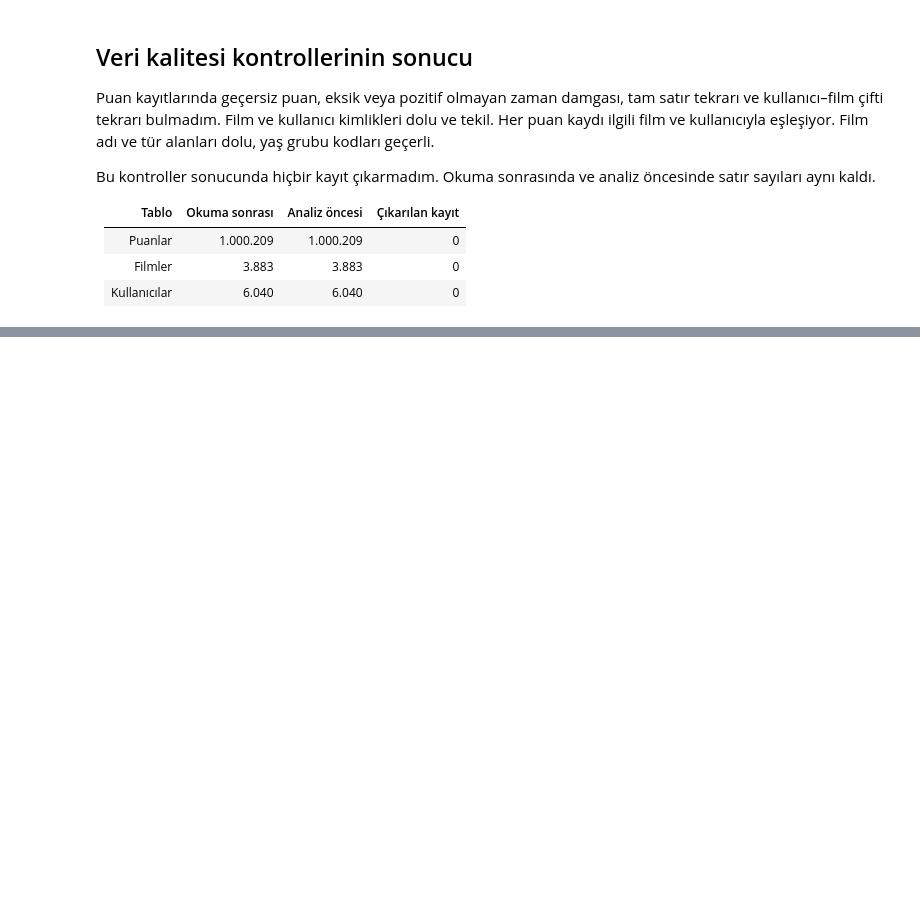
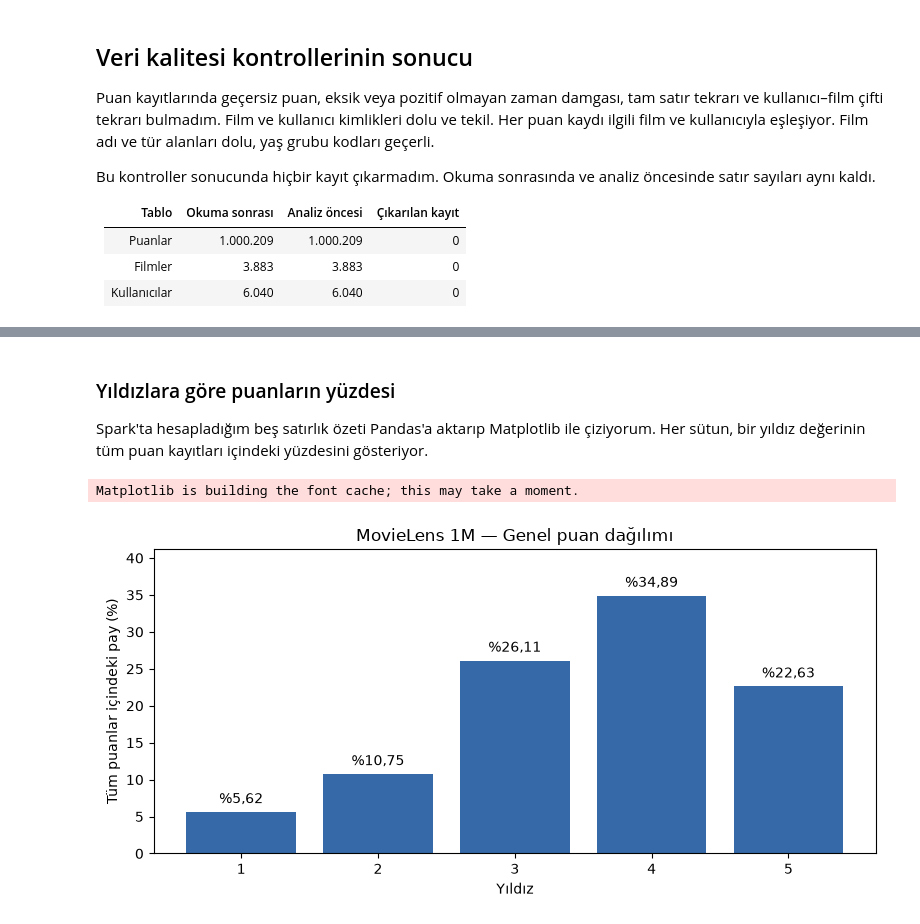
Before and after one commit to busrakurunceng/MovieLensAtlas, a Jupyter notebook: notebooks/MovieLensAtlas.ipynb, the cells around one changed output, grey strips where cells are left out. Drawn from its saved outputs; the diff is of its cells as text; code cells hidden in the pictures; blank space fills up the shorter version.

Commit message:
Add rating distribution and genre analysis

```diff
--- a/notebooks/MovieLensAtlas.ipynb
+++ b/notebooks/MovieLensAtlas.ipynb
@@ -453,0 +461,19 @@ ve analiz öncesinde satır sayıları aynı kaldı.
+# %%
+total_ratings = ratings.count()
+
+rating_distribution = (
+    ratings.groupBy("Rating")
+    .agg(F.count("*").alias("rating_count"))
+    .withColumn(
+        "rating_pct",
+        F.col("rating_count") * 100.0 / total_ratings,
+    )
+    .orderBy("Rating")
+)
+
+rating_distribution.show()
+
+rating_distribution.agg(
+    F.sum("rating_count").alias("total_count"),
+    F.round(F.sum("rating_pct"), 2).alias("total_pct"),
+).show()
@@ -453,0 +496,30 @@ ve analiz öncesinde satır sayıları aynı kaldı.
+# %% [markdown]
+### Yıldızlara göre puanların yüzdesi
+
+Spark'ta hesapladığım beş satırlık özeti Pandas'a aktarıp
+Matplotlib ile çiziyorum. Her sütun, bir yıldız değerinin
+tüm puan kayıtları içindeki yüzdesini gösteriyor.
+# %%
+import matplotlib.pyplot as plt
+
+rating_plot = rating_distribution.toPandas()
+
+fig, ax = plt.subplots(figsize=(8, 4))
+bars = ax.bar(rating_plot["Rating"], rating_plot["rating_pct"], color="#3569A8")
+
+ax.set_title("MovieLens 1M — Genel puan dağılımı")
+ax.set_xlabel("Yıldız")
+ax.set_ylabel("Tüm puanlar içindeki pay (%)")
+ax.set_xticks([1, 2, 3, 4, 5])
+ax.set_ylim(0, rating_plot["rating_pct"].max() * 1.18)
+ax.bar_label(
+    bars,
+    labels=[f"%{pct:.2f}".replace(".", ",") for pct in rating_plot["rating_pct"]],
+    padding=4,
+)
+
+fig.tight_layout()
+plt.show()
+# %% [output]
+Matplotlib is building the font cache; this may take a moment.
+[figure, added]
```
Also changed, not shown: parts of 12 cells of this notebook, 1 other file.
